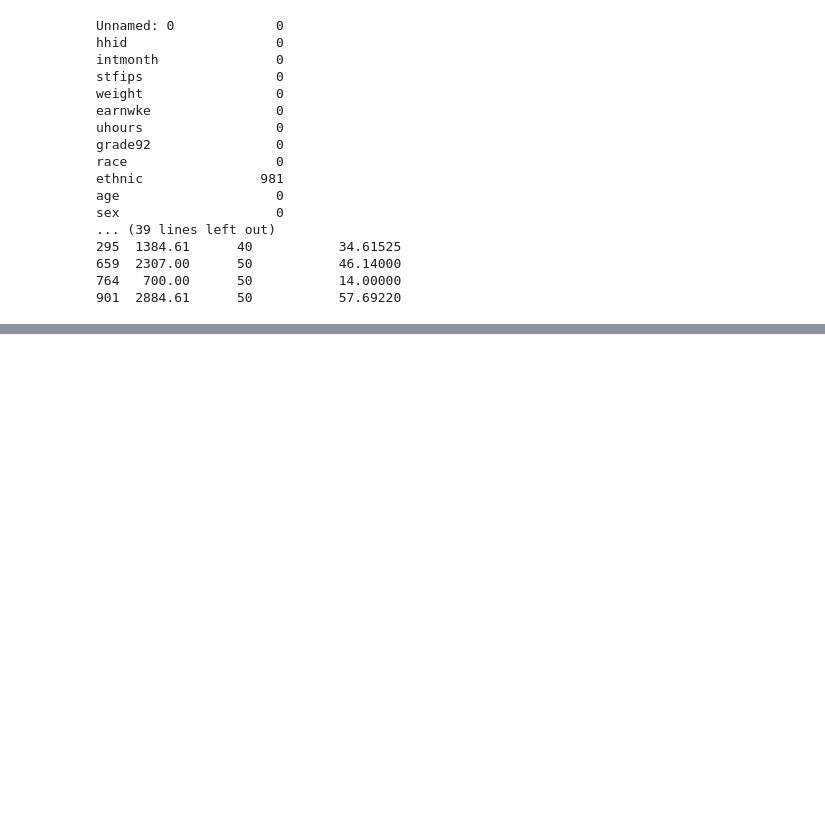
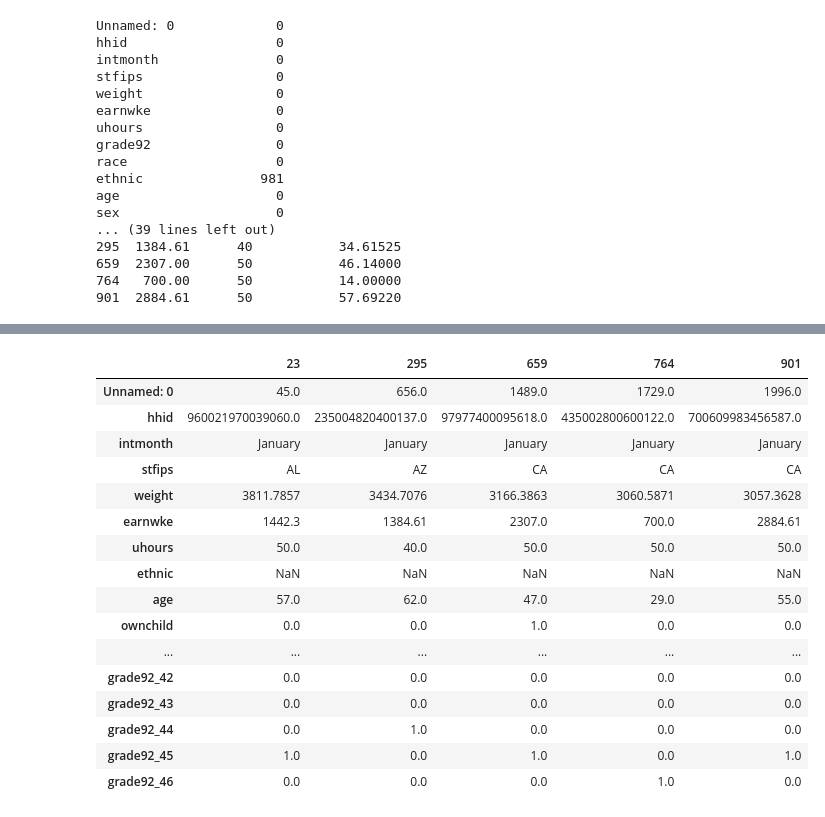
Before and after one commit to thimaipham/CEU_DA3_Assignment1, a Jupyter notebook: Assignment1_ThiMaiPham.ipynb, the cells around one changed output, grey strips where cells are left out. Drawn from its saved outputs; the diff is of its cells as text; code cells hidden in the pictures; blank space fills up the shorter version.

Commit message:
deal with categorical variables

```diff
--- a/Assignment1_ThiMaiPham.ipynb
+++ b/Assignment1_ThiMaiPham.ipynb
@@ -83,0 +87,40 @@ Due to a huge number of missing values in `ethic` column and some missing values
+# %%
+# Selecting categorical columns for one-hot encoding
+categorical_columns = ['race', 'sex', 'marital', 'grade92']
+
+# Initializing OneHotEncoder
+encoder = OneHotEncoder(sparse=False, drop='first')
+
+# Fitting and transforming the categorical columns
+encoded_categorical = encoder.fit_transform(data[categorical_columns])
+
+# Creating a DataFrame from the encoded categorical data
+encoded_categorical_df = pd.DataFrame(encoded_categorical,
+                                      columns=encoder.get_feature_names_out(categorical_columns))
+
+# Dropping original categorical columns from the data
+data_transformed = data.drop(categorical_columns, axis=1)
+
+# Merging the original data with the new encoded categorical columns
+data_transformed = pd.concat([data_transformed, encoded_categorical_df], axis=1)
+
+# Displaying the first few rows of the transformed data
+data_transformed.head().T
+# %% [output]
+|  | 23 | 295 | 659 | 764 | 901 |
+| Unnamed: 0 | 45.0 | 656.0 | 1489.0 | 1729.0 | 1996.0 |
+| hhid | 960021970039060.0 | 235004820400137.0 | 97977400095618.0 | 435002800600122.0 | 700609983456587.0 |
+| intmonth | January | January | January | January | January |
+| stfips | AL | AZ | CA | CA | CA |
+| weight | 3811.7857 | 3434.7076 | 3166.3863 | 3060.5871 | 3057.3628 |
+| earnwke | 1442.3 | 1384.61 | 2307.0 | 700.0 | 2884.61 |
+| uhours | 50.0 | 40.0 | 50.0 | 50.0 | 50.0 |
+| ethnic | NaN | NaN | NaN | NaN | NaN |
+| age | 57.0 | 62.0 | 47.0 | 29.0 | 55.0 |
+| ownchild | 0.0 | 0.0 | 1.0 | 0.0 | 0.0 |
+| ... | ... | ... | ... | ... | ... |
+| grade92_42 | 0.0 | 0.0 | 0.0 | 0.0 | 0.0 |
+| grade92_43 | 0.0 | 0.0 | 0.0 | 0.0 | 0.0 |
+| grade92_44 | 0.0 | 1.0 | 0.0 | 0.0 | 0.0 |
+| grade92_45 | 1.0 | 0.0 | 1.0 | 0.0 | 1.0 |
+| grade92_46 | 0.0 | 0.0 | 0.0 | 1.0 | 0.0 |
```
Also changed, not shown: parts of 4 cells of this notebook.
